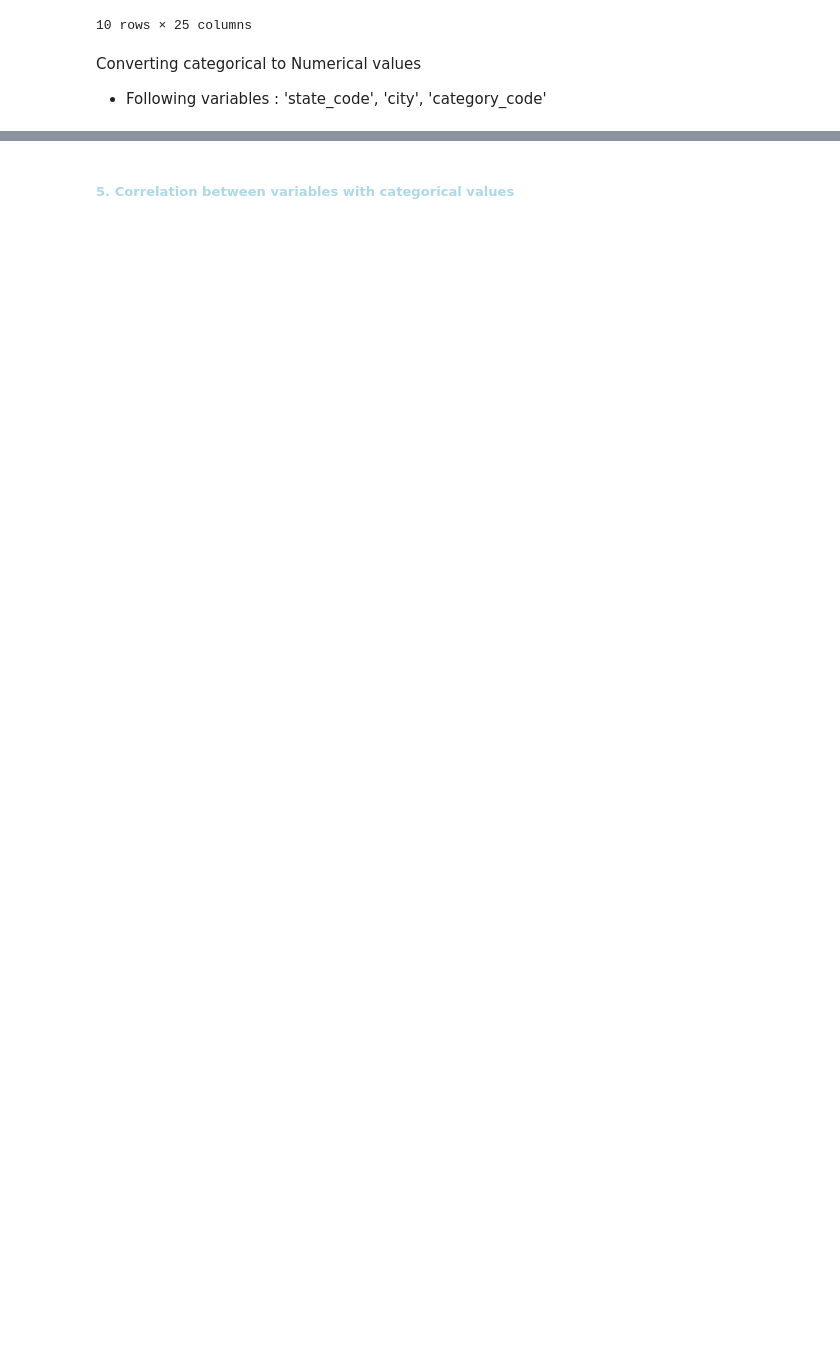
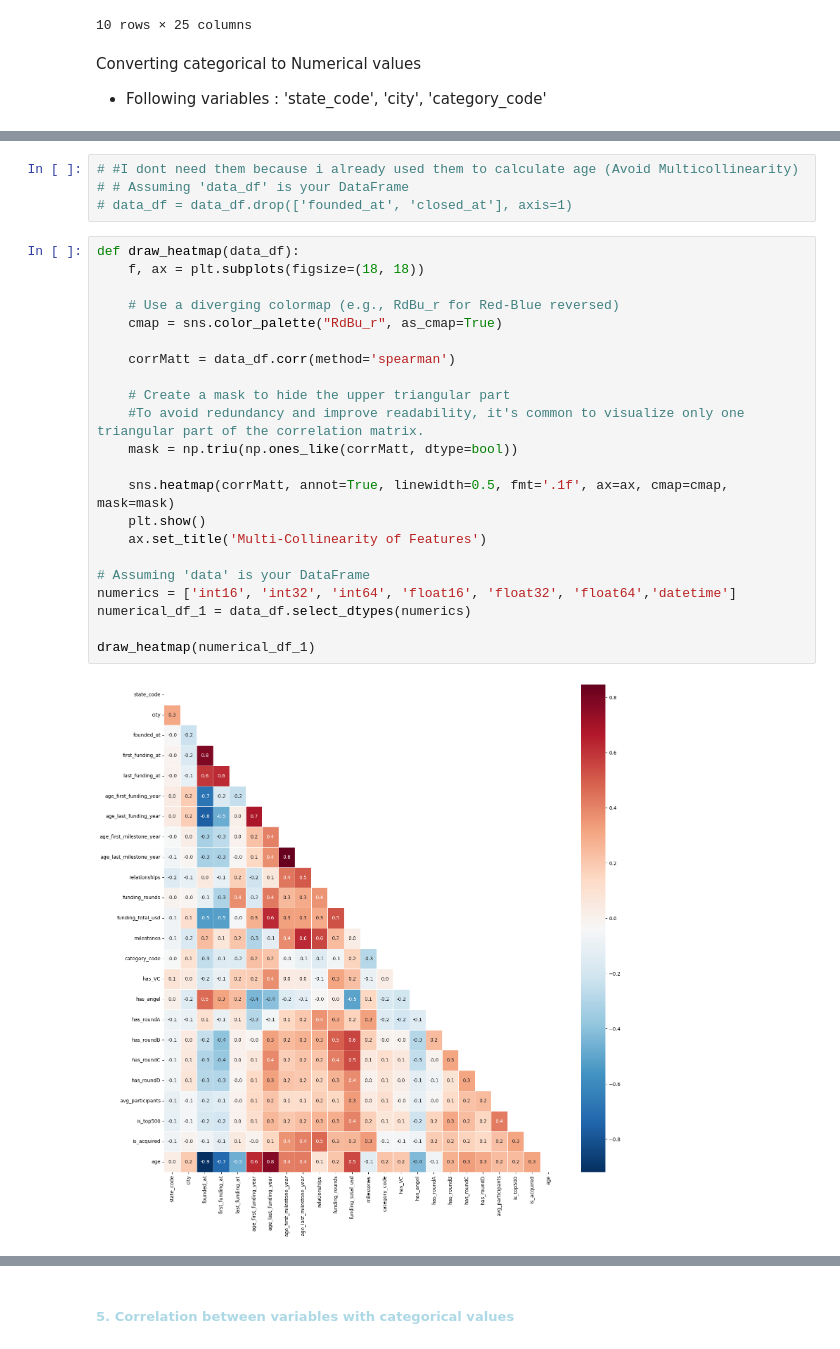
Before and after one commit to GabrielaArzateR/Predicting_startup_succes-, a Jupyter notebook: notebook/data_exploratio.ipynb, the cells around one changed output, grey strips where cells are left out. Cells and saved outputs as stored; diff of their text form; blank space fills up the shorter version.

```diff
--- a/notebook/data_exploratio.ipynb
+++ b/notebook/data_exploratio.ipynb
@@ -394,0 +398,28 @@ Target Variable (1):
+# %%
+# #I dont need them because i already used them to calculate age (Avoid Multicollinearity)
+# # Assuming 'data_df' is your DataFrame
+# data_df = data_df.drop(['founded_at', 'closed_at'], axis=1)
+# %%
+def draw_heatmap(data_df):
+    f, ax = plt.subplots(figsize=(18, 18))
+
+    # Use a diverging colormap (e.g., RdBu_r for Red-Blue reversed)
+    cmap = sns.color_palette("RdBu_r", as_cmap=True)
+
+    corrMatt = data_df.corr(method='spearman')
+
+    # Create a mask to hide the upper triangular part
+    #To avoid redundancy and improve readability, it's common to visualize only one triangular part of the correlation matrix.
+    mask = np.triu(np.ones_like(corrMatt, dtype=bool))
+
+    sns.heatmap(corrMatt, annot=True, linewidth=0.5, fmt='.1f', ax=ax, cmap=cmap, mask=mask)
+    plt.show()
+    ax.set_title('Multi-Collinearity of Features')
+
+# Assuming 'data' is your DataFrame
+numerics = ['int16', 'int32', 'int64', 'float16', 'float32', 'float64','datetime']
+numerical_df_1 = data_df.select_dtypes(numerics)
+
+draw_heatmap(numerical_df_1)
+# %% [output]
+[figure, added]
```
Also changed, not shown: parts of 9 cells of this notebook.
